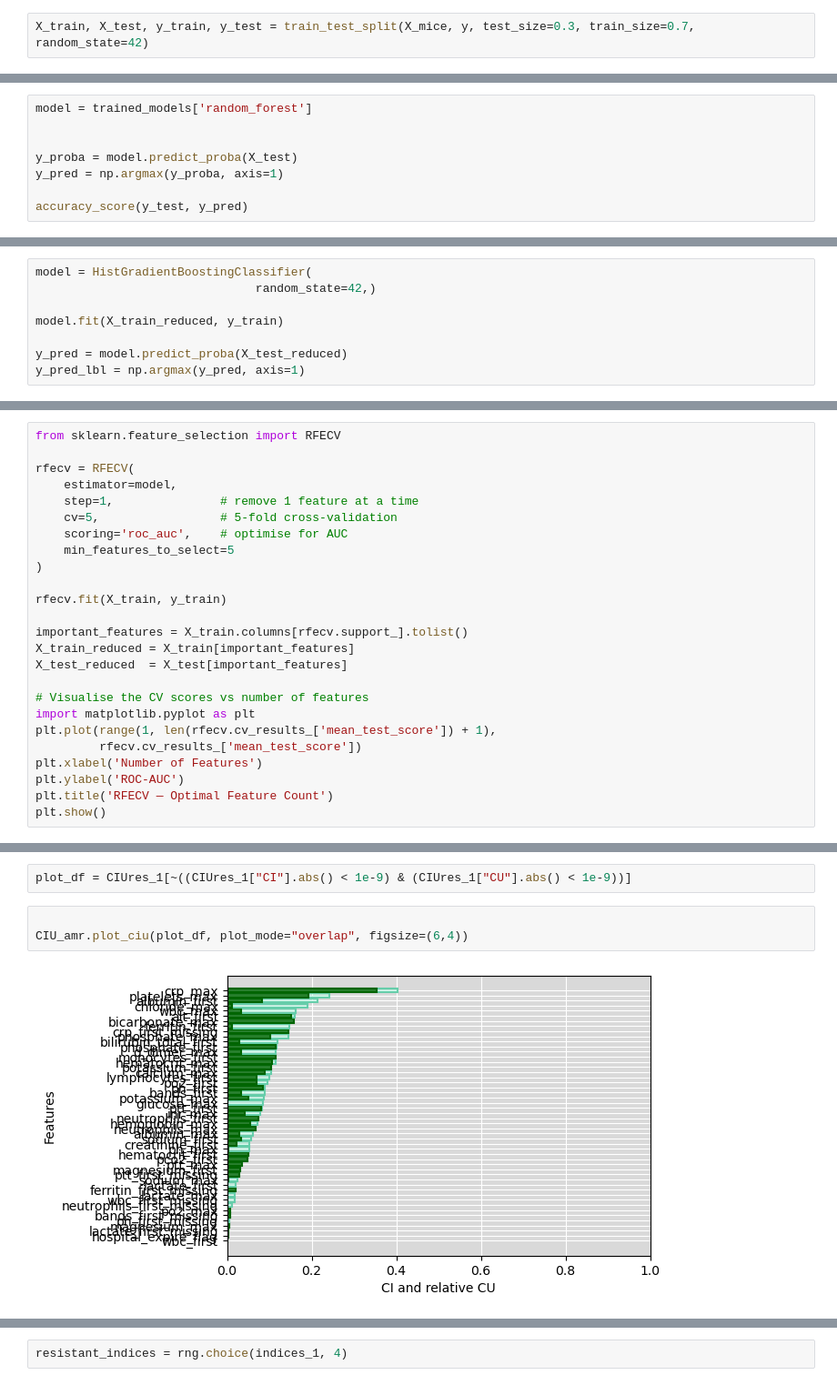
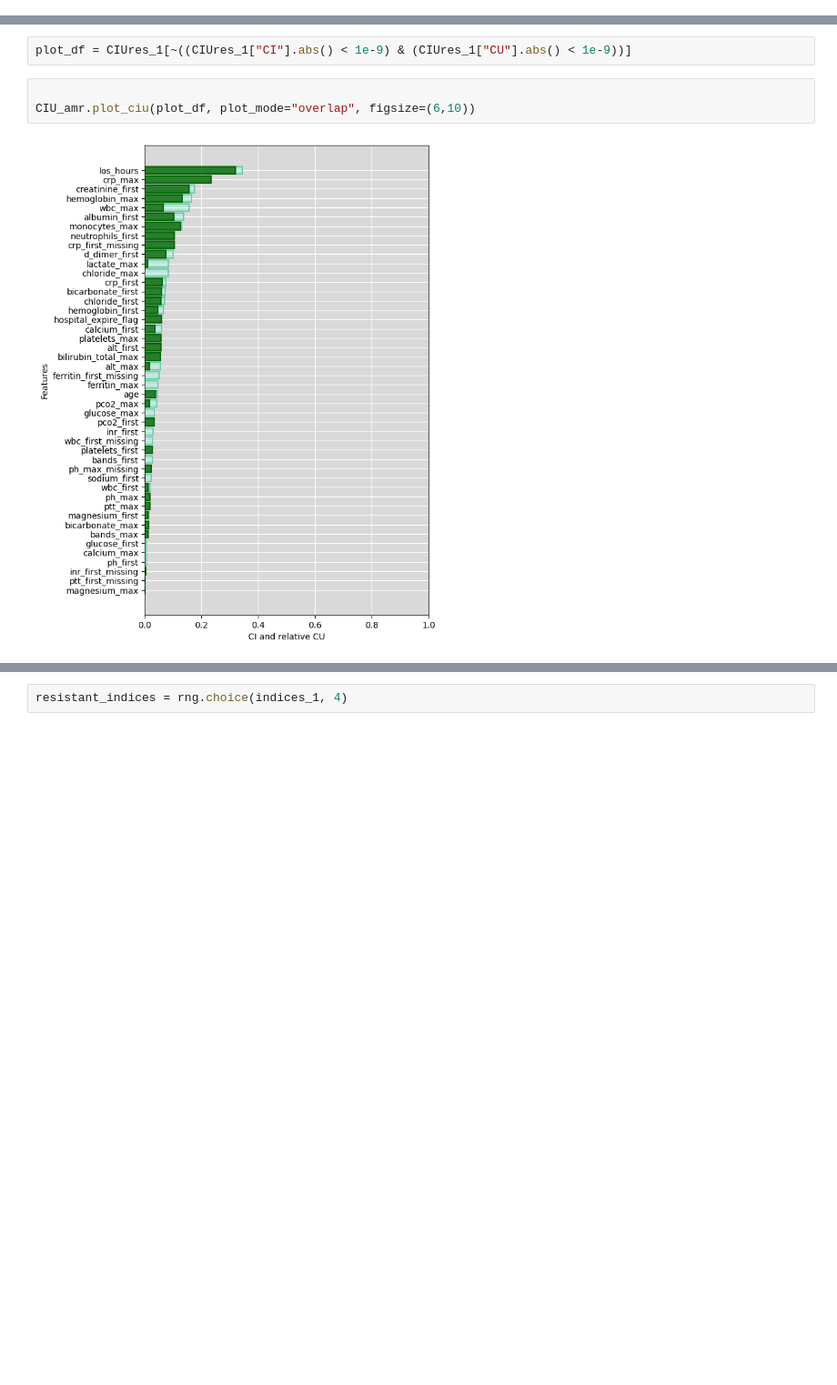
Before and after one commit to matekenya/amr-xai, a Jupyter notebook: amr_xai.ipynb, the cells around one changed output, grey strips where cells are left out. Shown at 91% size. Drawn from its saved outputs; the diff is of its cells as text; blank space fills up the shorter version.

```diff
--- a/amr_xai.ipynb
+++ b/amr_xai.ipynb
@@ -25,3 +28 @@ X_mice = pd.read_csv('data/features_imputed_mice.csv').iloc[:, 3:]
 y = pd.read_csv('data/target.csv').iloc[:, 1:]
-# %%
-X_train, X_test, y_train, y_test = train_test_split(X_mice, y, test_size=0.3, train_size=0.7, random_state=42)
@@ -94,9 +178 @@ trained_models
  'gradient_boosting': GradientBoostingClassifier()}
-# %%
-model = trained_models['random_forest']
-
-
-y_proba = model.predict_proba(X_test)
-y_pred = np.argmax(y_proba, axis=1)
-
-accuracy_score(y_test, y_pred)
@@ -268,8 +196,0 @@ Please also refer to the documentation for alternative solver options:
-# %%
-model = HistGradientBoostingClassifier(
-                               random_state=42,)
-
-model.fit(X_train_reduced, y_train)
-
-y_pred = model.predict_proba(X_test_reduced)
-y_pred_lbl = np.argmax(y_pred, axis=1)
@@ -299,25 +196,0 @@ plt.show()
-# %%
-from sklearn.feature_selection import RFECV
-
-rfecv = RFECV(
-    estimator=model,
-    step=1,               # remove 1 feature at a time
-    cv=5,                 # 5-fold cross-validation
-    scoring='roc_auc',    # optimise for AUC
-    min_features_to_select=5
-)
-
-rfecv.fit(X_train, y_train)
-
-important_features = X_train.columns[rfecv.support_].tolist()
-X_train_reduced = X_train[important_features]
-X_test_reduced  = X_test[important_features]
-
-# Visualise the CV scores vs number of features
-import matplotlib.pyplot as plt
-plt.plot(range(1, len(rfecv.cv_results_['mean_test_score']) + 1),
-         rfecv.cv_results_['mean_test_score'])
-plt.xlabel('Number of Features')
-plt.ylabel('ROC-AUC')
-plt.title('RFECV — Optimal Feature Count')
-plt.show()
@@ -377,9 +246,9 @@ display(CIUres_1)
 plot_df = CIUres_1[~((CIUres_1["CI"].abs() < 1e-9) & (CIUres_1["CU"].abs() < 1e-9))]
 # %%
 
-CIU_amr.plot_ciu(plot_df, plot_mode="overlap", figsize=(6,4))
+CIU_amr.plot_ciu(plot_df, plot_mode="overlap", figsize=(6,10))
 # %% [output]
-[figure, old version]
+[figure, new version]
 # %%
 plot_df
 # %% [output]
```
Also changed, not shown: parts of 32 cells of this notebook, 3 other files.
